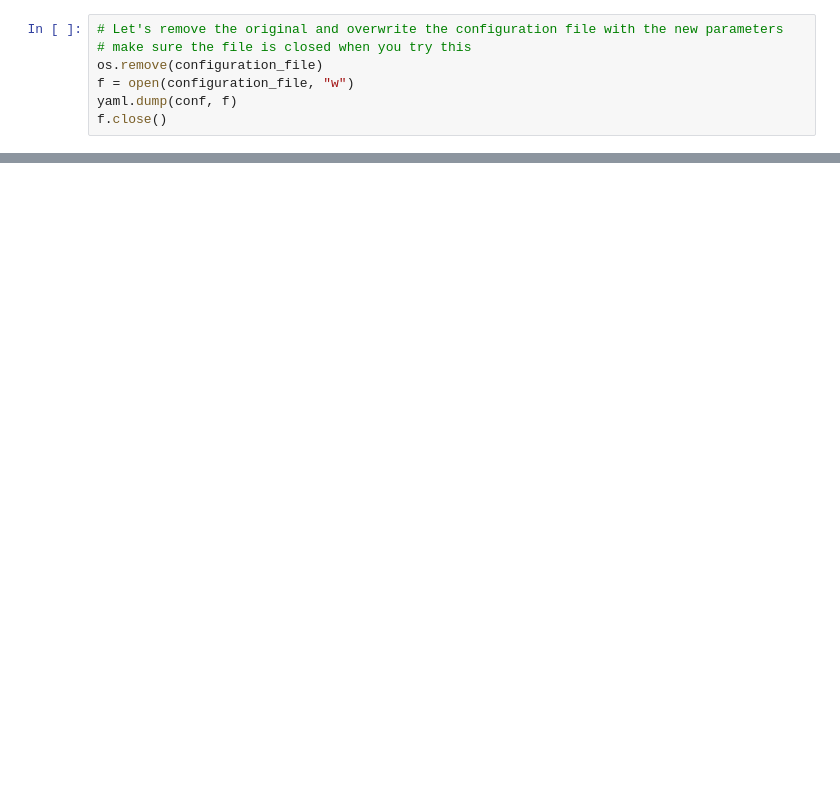
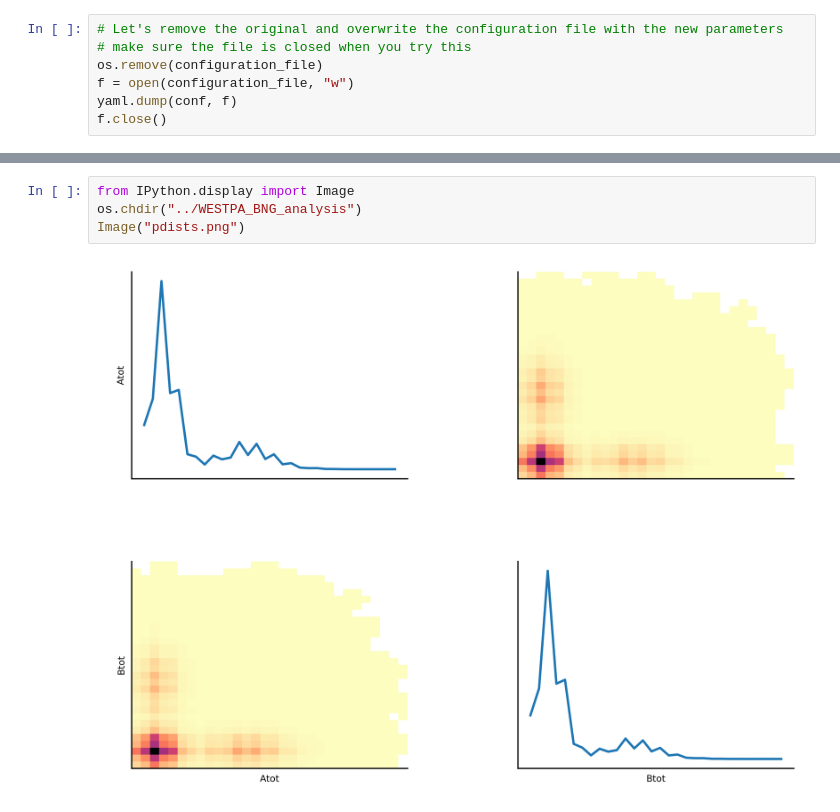
Before and after one commit to ASinanSaglam/webng, a Jupyter notebook: Pipeline_tutorial.ipynb, the cells around one changed output, grey strips where cells are left out. Drawn from its saved outputs; the diff is of its cells as text; blank space fills up the shorter version.

Commit message:
Updated the Jupyter notebook and analysis folder

```diff
--- a/Pipeline_tutorial.ipynb
+++ b/Pipeline_tutorial.ipynb
@@ -42,0 +173,6 @@ f.close()
+# %%
+from IPython.display import Image
+os.chdir("../WESTPA_BNG_analysis")
+Image("pdists.png")
+# %% [output]
+[figure, added]
```
Also changed, not shown: parts of 9 cells of this notebook, 1 other file.
